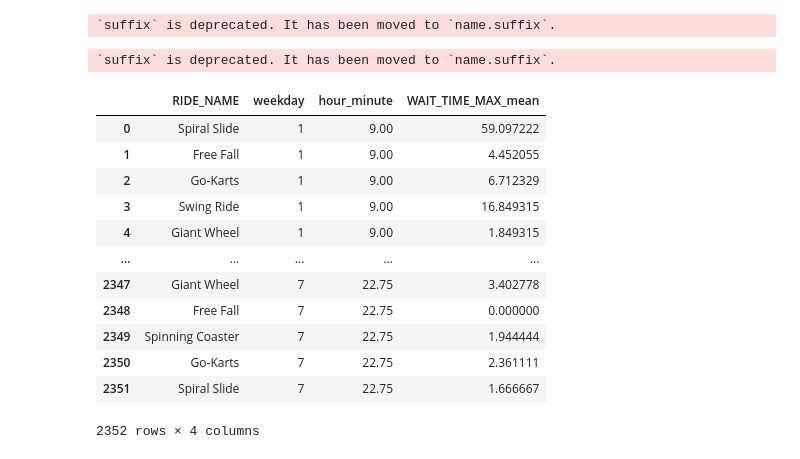
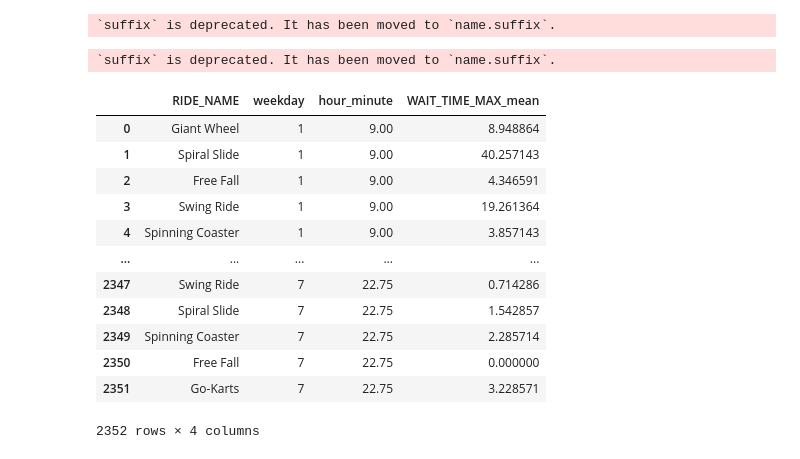
Before and after one commit to cedotorpedo/europark, a Jupyter notebook: EDA.ipynb, the cells around one changed output. Drawn from its saved outputs; the diff is of its cells as text; code cells hidden in the pictures.

```diff
--- a/EDA.ipynb
+++ b/EDA.ipynb
@@ -122,4 +122,12 @@ wait = (
   .join(link, left_on = 'ENTITY_DESCRIPTION_SHORT', right_on = 'ATTRACTION', how='left')
   .filter(col('PARK') == 'PortAventura World')
 )
+# %%
+wt = (
+  wait
+  .with_columns(
+    col('DEB_TIME').str.to_datetime(),
+    col('FIN_TIME').str.to_datetime(),
+  )
+)
 # %%
@@ -136,11 +144,11 @@ shape: (5, 15)
 # %%
-wt = (
-  wait
-  .with_columns(
-    pl.col("WORK_DATE").str.strptime(pl.Date, "%m/%d/%Y").cast(pl.Datetime).alias("WORK_DATE_DT"))
-  .with_columns(
-    (pl.col("WORK_DATE_DT") + pl.duration(hours = "DEB_TIME_HOUR") + pl.duration(minutes = col("DEB_TIME").str.split(":").list.get(0).cast(pl.Int32))).alias("DEB_DATETIME"),
-    (pl.col("WORK_DATE_DT") + pl.duration(hours = "DEB_TIME_HOUR") + pl.duration(minutes = col("FIN_TIME").str.split(":").list.get(0).cast(pl.Int32))).alias("FIN_DATETIME"),
-    )
-  .drop('WORK_DATE_DT', 'WORK_DATE', 'DEB_TIME', 'FIN_TIME', 'DEB_TIME_HOUR')
-)
+# wt = (
+#   wait
+#   .with_columns(
+#     pl.col("WORK_DATE").str.strptime(pl.Date, "%m/%d/%Y").cast(pl.Datetime).alias("WORK_DATE_DT"))
+#   .with_columns(
+#     (pl.col("WORK_DATE_DT") + pl.duration(hours = "DEB_TIME_HOUR") + pl.duration(minutes = col("DEB_TIME").str.split(":").list.get(0).cast(pl.Int32))).alias("DEB_DATETIME"),
+#     (pl.col("WORK_DATE_DT") + pl.duration(hours = "DEB_TIME_HOUR") + pl.duration(minutes = col("FIN_TIME").str.split(":").list.get(0).cast(pl.Int32))).alias("FIN_DATETIME"),
+#     )
+#   .drop('WORK_DATE_DT', 'WORK_DATE', 'DEB_TIME', 'FIN_TIME', 'DEB_TIME_HOUR')
+# )
@@ -206,23 +187,23 @@ top_6_rides = (
 # %%
 (
   wt
-  .filter((col('DEB_DATETIME') <= date(2020, 3, 13)).or_(col('DEB_DATETIME') >= date(2021, 6, 19)))   # We take out COVID TIME
-  .group_by(col('ENTITY_DESCRIPTION_SHORT').alias('RIDE_NAME'), col('DEB_DATETIME').dt.weekday().alias('weekday'), (col('DEB_DATETIME').dt.hour() + col('DEB_DATETIME').dt.minute() / 60).alias('hour_minute'))
+  .filter((col('DEB_TIME') <= date(2020, 3, 13)).or_(col('DEB_TIME') >= date(2021, 6, 19)))   # We take out COVID TIME
+  .group_by(col('ENTITY_DESCRIPTION_SHORT').alias('RIDE_NAME'), col('DEB_TIME').dt.weekday().alias('weekday'), (col('DEB_TIME').dt.hour() + col('DEB_TIME').dt.minute() / 60).alias('hour_minute'))
   .agg(col('WAIT_TIME_MAX').mean().suffix('_mean'))
   .filter(col('RIDE_NAME').is_in(['Spinning Coaster', 'Go-Karts', 'Free Fall', 'Swing Ride', 'Giant Wheel', 'Spiral Slide']))
 ).sort(['weekday', 'hour_minute'], descending=[False, False]).to_pandas()
 # %% [output]
 `suffix` is deprecated. It has been moved to `name.suffix`.
 |  | RIDE_NAME | weekday | hour_minute | WAIT_TIME_MAX_mean |
-| 0 | Spiral Slide | 1 | 9.00 | 59.097222 |
-| 1 | Free Fall | 1 | 9.00 | 4.452055 |
-| 2 | Go-Karts | 1 | 9.00 | 6.712329 |
-| 3 | Swing Ride | 1 | 9.00 | 16.849315 |
-| 4 | Giant Wheel | 1 | 9.00 | 1.849315 |
+| 0 | Giant Wheel | 1 | 9.00 | 8.948864 |
+| 1 | Spiral Slide | 1 | 9.00 | 40.257143 |
+| 2 | Free Fall | 1 | 9.00 | 4.346591 |
+| 3 | Swing Ride | 1 | 9.00 | 19.261364 |
+| 4 | Spinning Coaster | 1 | 9.00 | 3.857143 |
 | ... | ... | ... | ... | ... |
-| 2347 | Giant Wheel | 7 | 22.75 | 3.402778 |
-| 2348 | Free Fall | 7 | 22.75 | 0.000000 |
-| 2349 | Spinning Coaster | 7 | 22.75 | 1.944444 |
-| 2350 | Go-Karts | 7 | 22.75 | 2.361111 |
-| 2351 | Spiral Slide | 7 | 22.75 | 1.666667 |
+| 2347 | Swing Ride | 7 | 22.75 | 0.714286 |
+| 2348 | Spiral Slide | 7 | 22.75 | 1.542857 |
+| 2349 | Spinning Coaster | 7 | 22.75 | 2.285714 |
+| 2350 | Free Fall | 7 | 22.75 | 0.000000 |
+| 2351 | Go-Karts | 7 | 22.75 | 3.228571 |
 2352 rows × 4 columns
```
Also changed, not shown: parts of 14 cells of this notebook.
